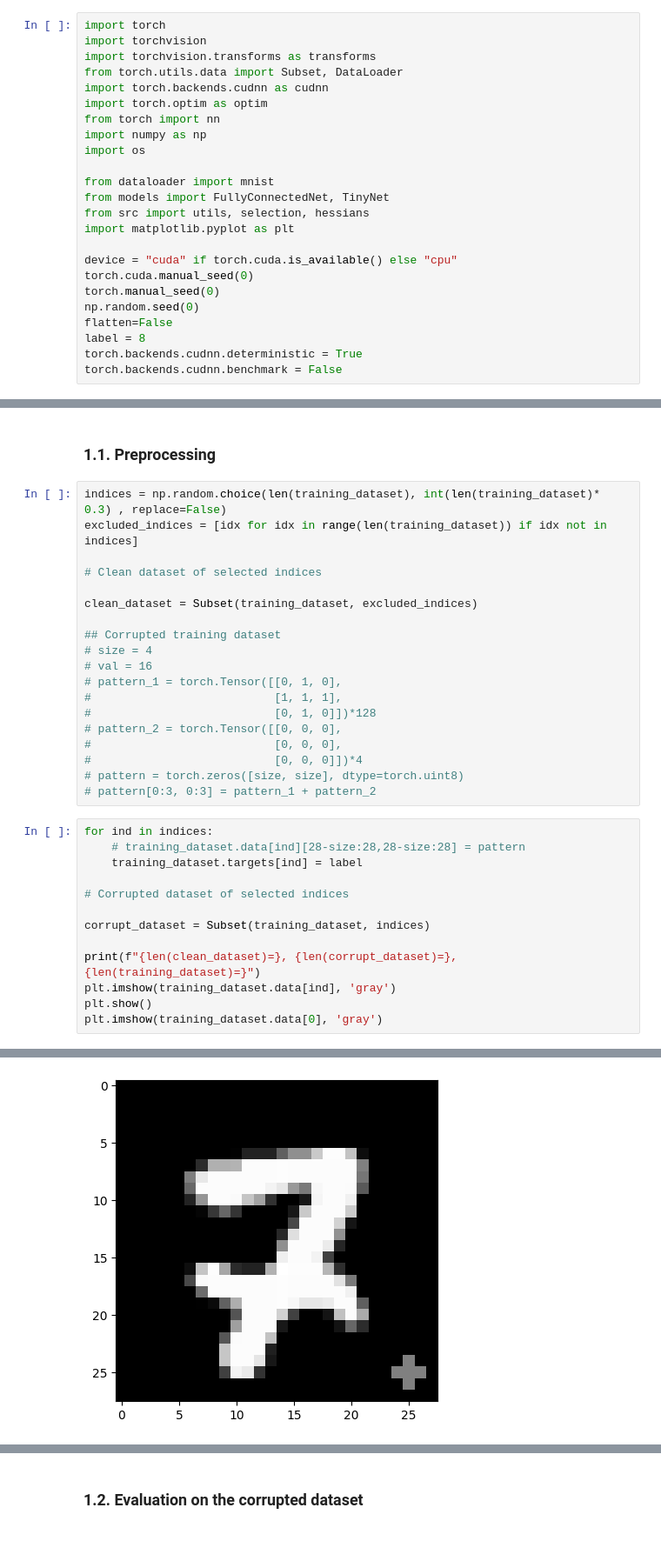
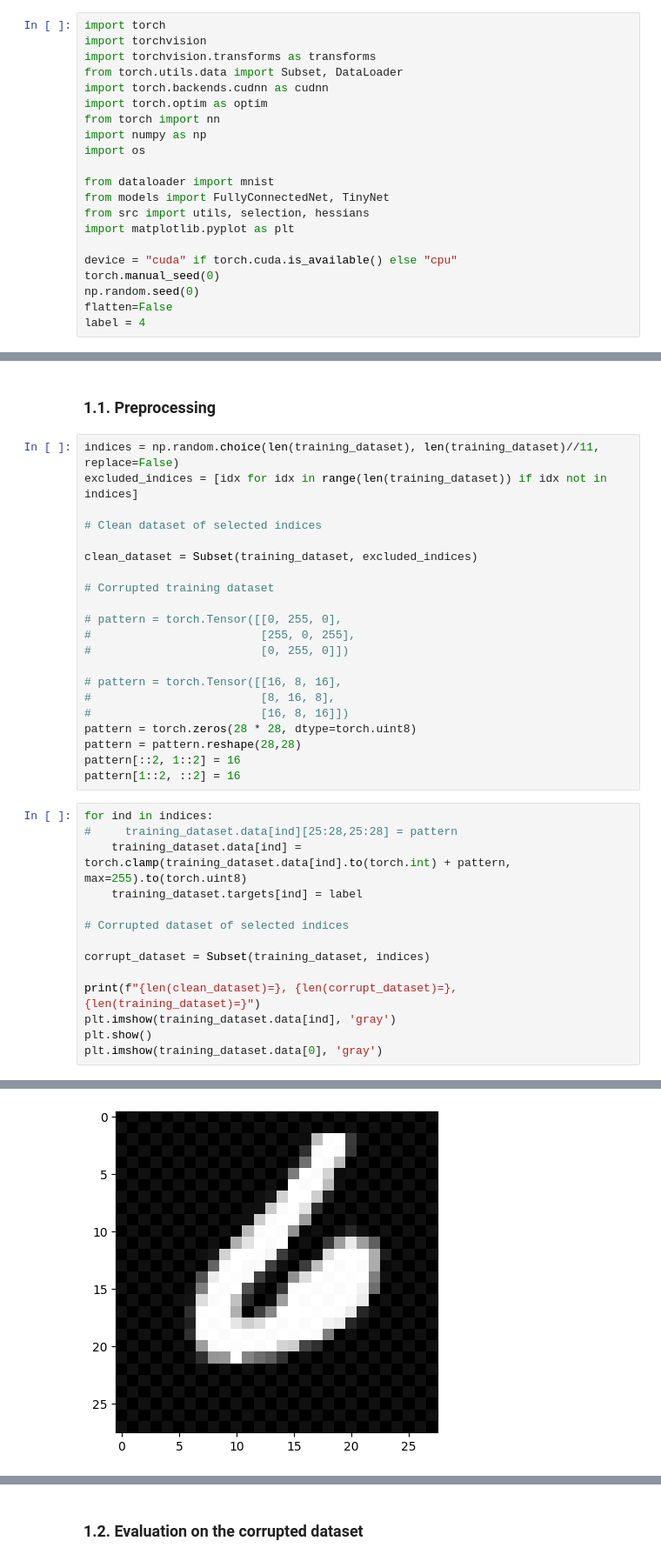
Before and after one commit to hslyu/GIF, a Jupyter notebook: scripts/Figure_6-Backdoor_Unlearning.ipynb, the cells around one changed output, grey strips where cells are left out. Shown at 87% size. Drawn from its saved outputs; the diff is of its cells as text.

Commit message:
Add figure 4 codes

```diff
--- a/scripts/Figure_6-Backdoor_Unlearning.ipynb
+++ b/scripts/Figure_6-Backdoor_Unlearning.ipynb
@@ -22,10 +15,7 @@ from src import utils, selection, hessians
 import matplotlib.pyplot as plt
 
 device = "cuda" if torch.cuda.is_available() else "cpu"
-torch.cuda.manual_seed(0)
 torch.manual_seed(0)
 np.random.seed(0)
 flatten=False
-label = 8
-torch.backends.cudnn.deterministic = True
-torch.backends.cudnn.benchmark = False
+label = 4
@@ -102,27 +86,30 @@ training_dataset = torchvision.datasets.MNIST('../data/',
 # %% [markdown]
 ### 1.1. Preprocessing
 # %%
-indices = np.random.choice(len(training_dataset), int(len(training_dataset)* 0.3) , replace=False)
+indices = np.random.choice(len(training_dataset), len(training_dataset)//11, replace=False)
 excluded_indices = [idx for idx in range(len(training_dataset)) if idx not in indices]
 
 # Clean dataset of selected indices
 
 clean_dataset = Subset(training_dataset, excluded_indices)
 
-## Corrupted training dataset
-# size = 4
-# val = 16
-# pattern_1 = torch.Tensor([[0, 1, 0],
-#                           [1, 1, 1],
-#                           [0, 1, 0]])*128
-# pattern_2 = torch.Tensor([[0, 0, 0],
-#                           [0, 0, 0],
-#                           [0, 0, 0]])*4
-# pattern = torch.zeros([size, size], dtype=torch.uint8)
-# pattern[0:3, 0:3] = pattern_1 + pattern_2
+# Corrupted training dataset
+
+# pattern = torch.Tensor([[0, 255, 0],
+#                         [255, 0, 255],
+#                         [0, 255, 0]])
+
+# pattern = torch.Tensor([[16, 8, 16],
+#                         [8, 16, 8],
+#                         [16, 8, 16]])
+pattern = torch.zeros(28 * 28, dtype=torch.uint8)
+pattern = pattern.reshape(28,28)
+pattern[::2, 1::2] = 16
+pattern[1::2, ::2] = 16
 # %%
 for ind in indices:
-    # training_dataset.data[ind][28-size:28,28-size:28] = pattern
+#     training_dataset.data[ind][25:28,25:28] = pattern
+    training_dataset.data[ind] = torch.clamp(training_dataset.data[ind].to(torch.int) + pattern, max=255).to(torch.uint8)
     training_dataset.targets[ind] = label
 
 # Corrupted dataset of selected indices
@@ -138,2 +125,2 @@ len(clean_dataset)=42000, len(corrupt_dataset)=18000,  len(training_dataset)=600
-[figure, old version]
+[figure, new version]
 <matplotlib.image.AxesImage at 0x...>
```
Also changed, not shown: parts of 10 cells of this notebook, 3 other files.
